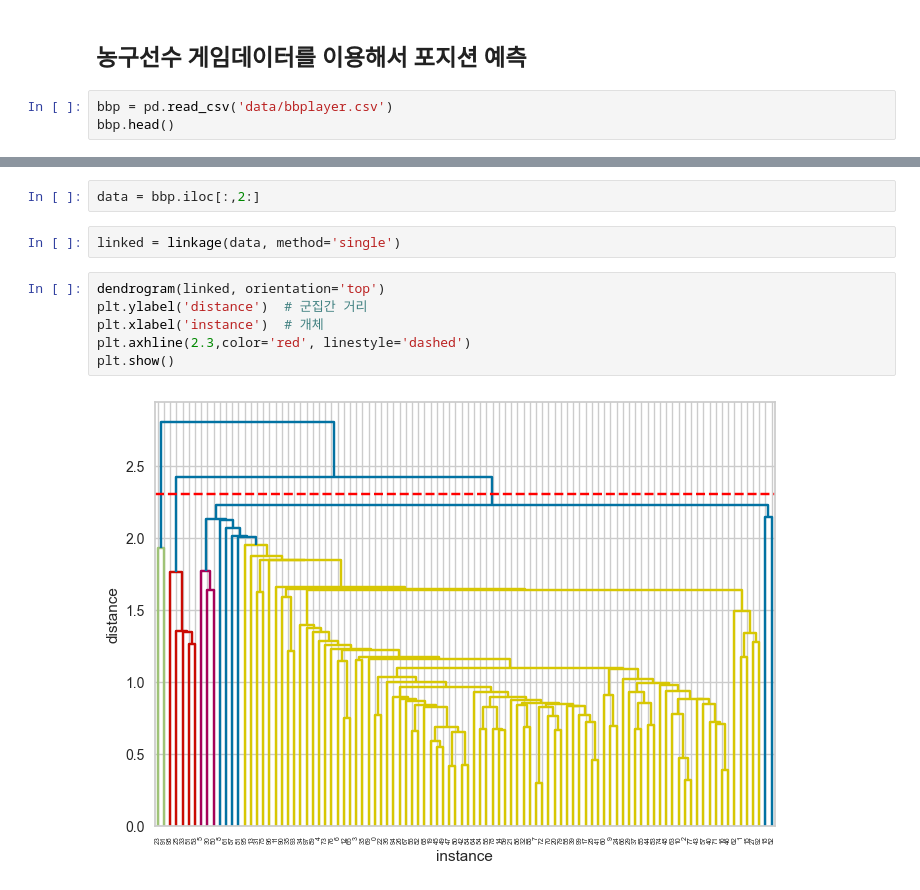
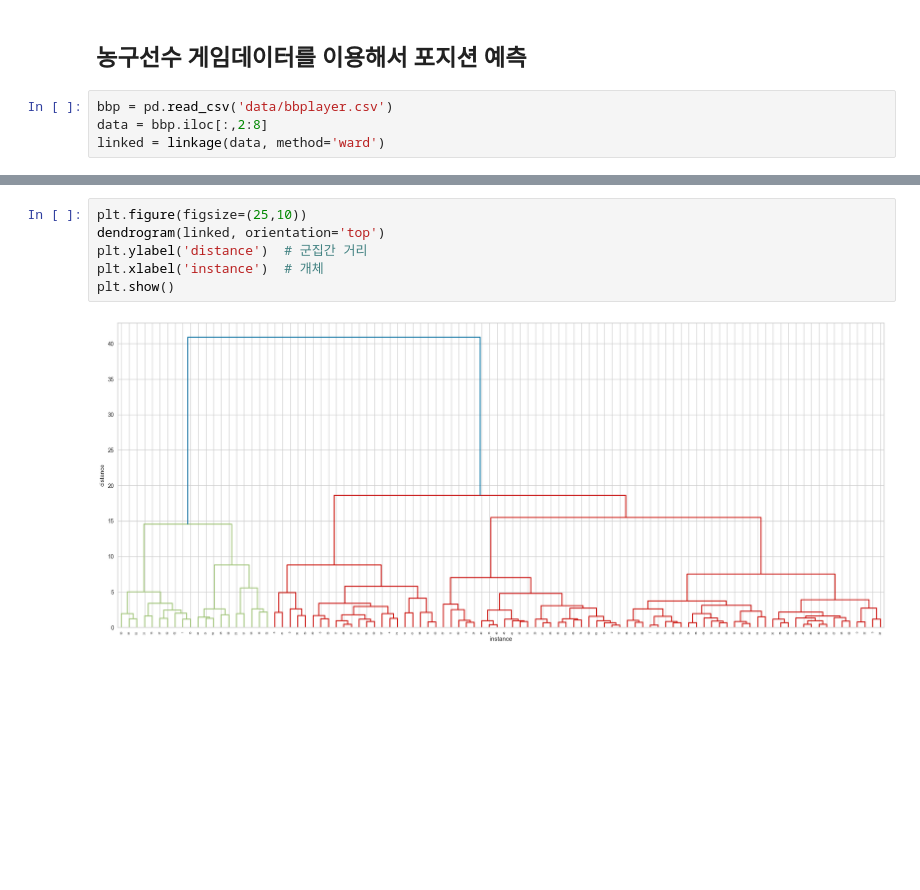
Before and after one commit to Dongcoon/ML, a Jupyter notebook: 21hierarchy.ipynb, the cells around one changed output, grey strips where cells are left out. Drawn from its saved outputs; the diff is of its cells as text; blank space fills up the shorter version.

```diff
--- a/21hierarchy.ipynb
+++ b/21hierarchy.ipynb
@@ -300,4 +314,5 @@ visualizer.show()
 ## 농구선수 게임데이터를 이용해서 포지션 예측
 # %%
 bbp = pd.read_csv('data/bbplayer.csv')
-bbp.head()
+data = bbp.iloc[:,2:8]
+linked = linkage(data, method='ward')
@@ -311,12 +319,8 @@ bbp.head()
-# %%
-data = bbp.iloc[:,2:]
-# %%
-linked = linkage(data, method='single')
 # %%
+plt.figure(figsize=(25,10))
 dendrogram(linked, orientation='top')
 plt.ylabel('distance')  # 군집간 거리
 plt.xlabel('instance')  # 개체
-plt.axhline(2.3,color='red', linestyle='dashed')
 plt.show()
 # %% [output]
-[figure, old version]
+[figure, new version]
```
Also changed, not shown: parts of 25 cells of this notebook, 1 other file.
